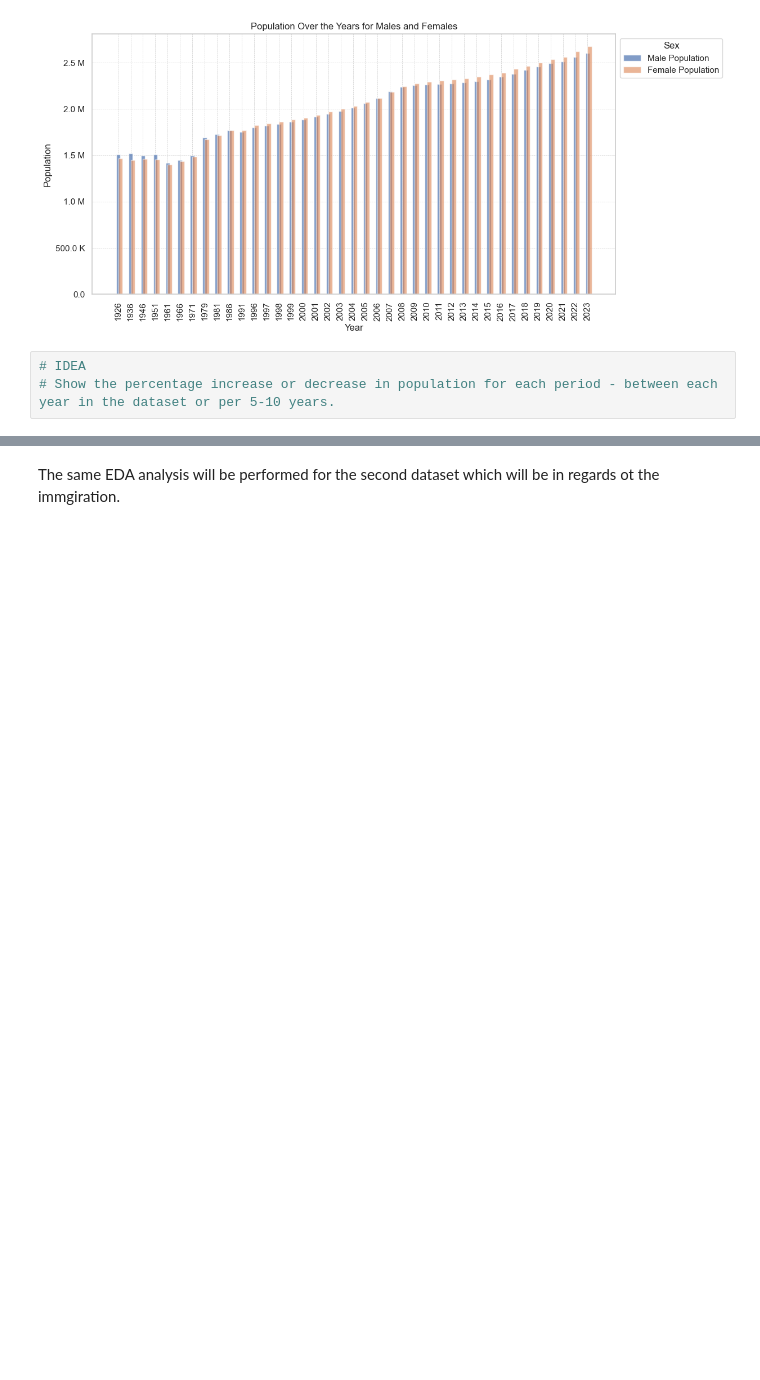
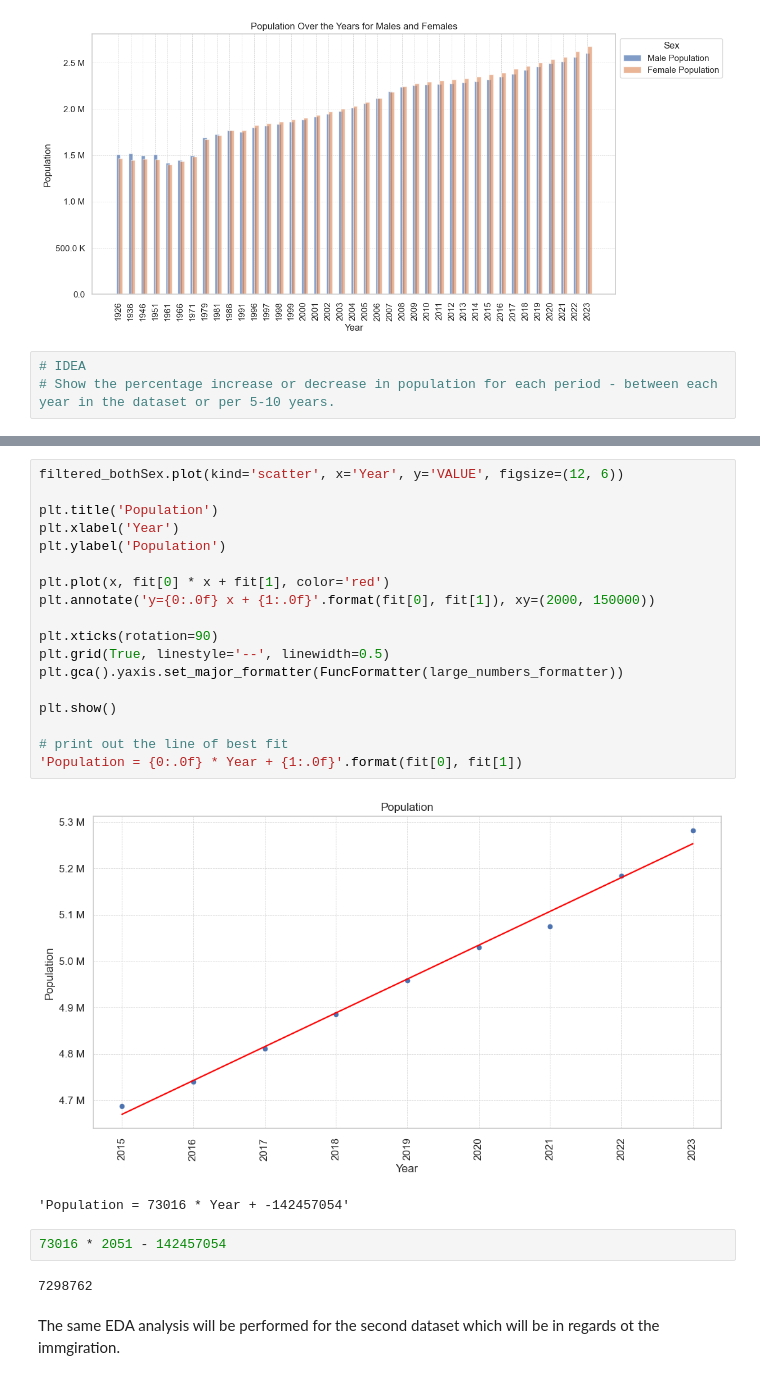
Before and after one commit to Ivkoto/DataAnalyticsMachineLearning, a Jupyter notebook: Data_Preparation/CA1_Data_Prep_V4.ipynb, the cells around one changed output, grey strips where cells are left out. Cells and saved outputs as stored; diff of their text form; blank space fills up the shorter version.

```diff
--- a/Data_Preparation/CA1_Data_Prep_V4.ipynb
+++ b/Data_Preparation/CA1_Data_Prep_V4.ipynb
@@ -385,3 +491,28 @@ plt.show()
+# %%
+filtered_bothSex.plot(kind='scatter', x='Year', y='VALUE', figsize=(12, 6))
+
+plt.title('Population')
+plt.xlabel('Year')
+plt.ylabel('Population')
+
+plt.plot(x, fit[0] * x + fit[1], color='red')
+plt.annotate('y={0:.0f} x + {1:.0f}'.format(fit[0], fit[1]), xy=(2000, 150000))
+
+plt.xticks(rotation=90)
+plt.grid(True, linestyle='--', linewidth=0.5)
+plt.gca().yaxis.set_major_formatter(FuncFormatter(large_numbers_formatter))
+
+plt.show()
+
+# print out the line of best fit
+'Population = {0:.0f} * Year + {1:.0f}'.format(fit[0], fit[1])
+# %% [output]
+[figure, added]
+'Population = 73016 * Year + -142457054'
+# %%
+73016 * 2051 - 142457054
+# %% [output]
+7298762
 # %% [markdown]
 The same EDA analysis will be performed for the second dataset which will be in regards ot the immgiration.
 # %%
```
Also changed, not shown: parts of 8 cells of this notebook.
